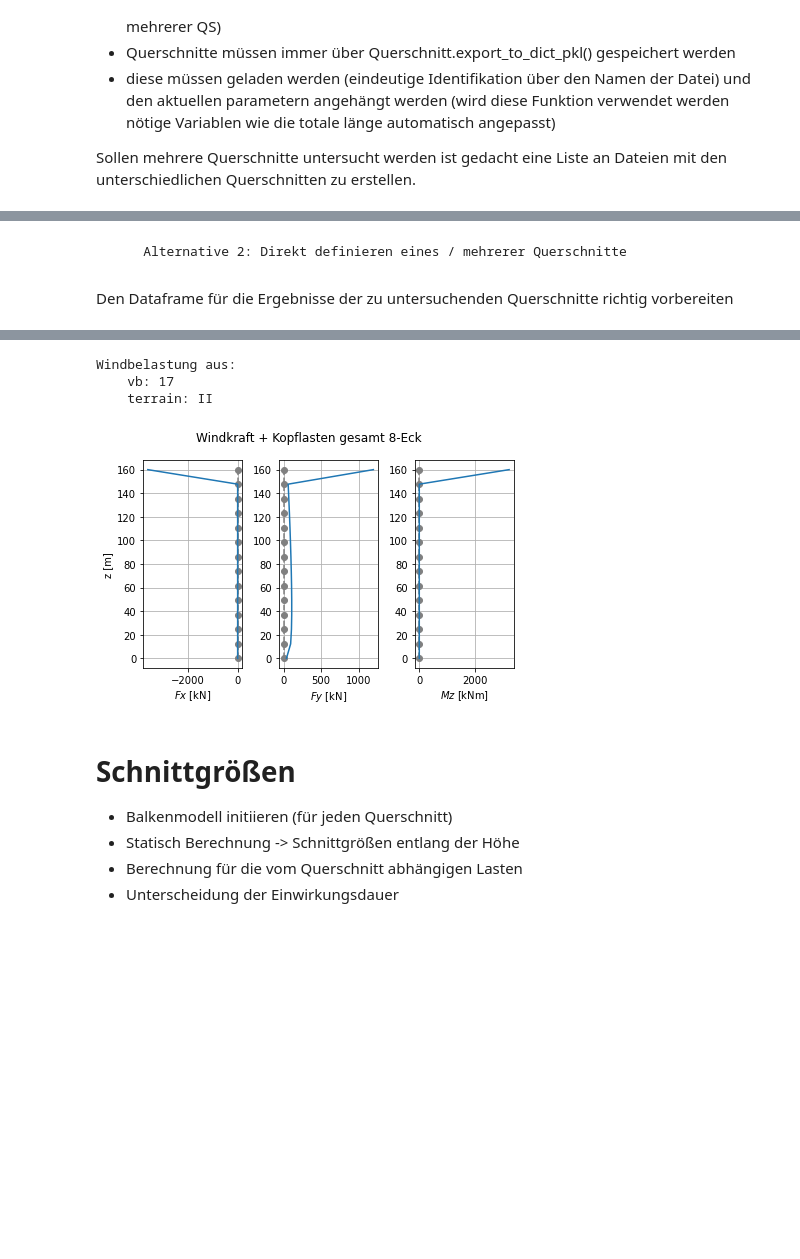
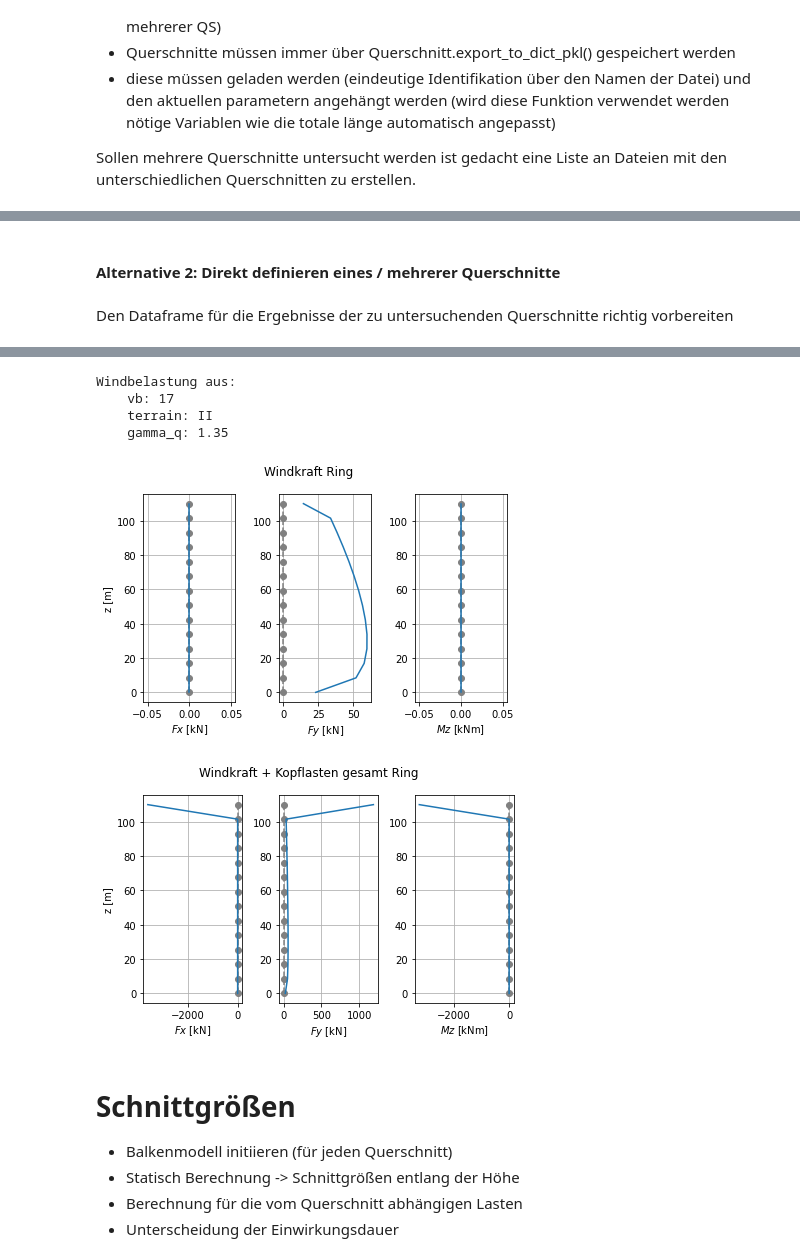
Before and after one commit to JoZimmer/CoupledBeams, a Jupyter notebook: 3DBeam/run_model.ipynb, the cells around one changed output, grey strips where cells are left out. Drawn from its saved outputs; the diff is of its cells as text; code cells hidden in the pictures; blank space fills up the shorter version.

```diff
--- a/3DBeam/run_model.ipynb
+++ b/3DBeam/run_model.ipynb
@@ -83,24 +83,26 @@ querschnitts_dateien_laden = True
 # %%
 if querschnitts_dateien_laden:
+    d_unten = 12
     ecken = [12,10,8] #
     höhen = [110,130,140,150,160]#]
-    t_längslagen = 40 #cm
+    t_längslagen = 40 #cm 48 56
     t_querlagen = 8 #cm
-    d_unten = 12
+    holzgüte = 'C24'
+
     querschnitte = []#, 'Kreisring_d12.pkl']#'8Eck.pkl','10Eck.pkl',
     for höhe in höhen:
-        filename = 'Ring_' + str(höhe) + '_du' + str(d_unten) + '_tX' + str(t_längslagen) + '_tY' +str(t_querlagen)+ '.pkl'
+        filename = 'Ring_' + str(höhe) + '_du' + str(d_unten) + '_' + holzgüte + '_tX' + str(t_längslagen) + '_tY' +str(t_querlagen)+ '.pkl'
         querschnitt_object = utils.load_object_from_pkl(os_join(*['inputs', 'geometry', 'objekte', filename]))
         querschnitte.append(querschnitt_object)
         for n_ecken in ecken:
-            filename = str(n_ecken) + 'Eck_' + 'h'+ str(höhe)  + '_du' + str(d_unten) + '_tX' + str(t_längslagen) + '_tY' +str(t_querlagen)+ '.pkl'
+            filename = str(n_ecken) + 'Eck_' + 'h'+ str(höhe)  + '_du' + str(d_unten) + '_' + holzgüte + '_tX' + str(t_längslagen) + '_tY' +str(t_querlagen)+ '.pkl'
             querschnitt_object = utils.load_object_from_pkl(os_join(*['inputs', 'geometry', 'objekte', filename]))
             querschnitte.append(querschnitt_object)
 
     # erste Spalte im Dataframe sollten die höhen sein
     # results_df['z_coords_h' + str(höhe)] = querschnitt_object.section_absolute_heights
 # %% [markdown]
-        Alternative 2: Direkt definieren eines / mehrerer Querschnitte
+#### Alternative 2: Direkt definieren eines / mehrerer Querschnitte
 # %%
 if not querschnitts_dateien_laden:
         querschnitte = []
@@ -196,13 +198,14 @@ Die Lasten müssen in einer .npy datei gespeichert werden um vom beam gelesen we
 
 - D-kurz = Dauer der Einwirkung
 # %%
-kopf_lasten_IEA = {'Fx':1.17E+06,'Fy':4.80E+04, 'Fz':-3.64E+06, 'Mx':5.98E+06, 'My':-3.24E+06, 'Mz':2.31E+06}
+kopf_lasten_IEA = {'Fx':1.17E+06,'Fy':4.80E+04, 'Fz':-3.64E+06, 'Mx':5.98E+06, 'My':3.24E+06, 'Mz':2.31E+06}
 kopf_lasten_IEA_0 = {'Fx':0,'Fy':0, 'Fz':-0, 'Mx':0, 'My':0, 'Mz':0} # als platzhalter
 kopf_lasten_beam = utils.convert_coordinate_system(kopf_lasten_IEA) # Koordinaten definiton abweichend und einteilung in Einwirkungsdauer
 kopf_lasten_beam_0 = utils.convert_coordinate_system(kopf_lasten_IEA_0) # Koordinaten definiton abweichend
 lasten_dict_base = {'Fx':np.zeros(n_nodes), 'Fy':np.zeros(n_nodes), 'Mz':np.zeros(n_nodes)}
 
 einwirkungsdauer = ['ständig','kurz', 'egal']
+gamma_q = 1.35
 
 import source.DIN_Windlasten as wind_DIN
 
@@ -211,6 +214,7 @@ terrain_kategorie = 'II'
 print ('Windbelastung aus:')
 print ('    vb:', basis_windgeschwindigkeit)
 print ('    terrain:', terrain_kategorie)
+print ('    gamma_q:', gamma_q)
 #wind_DIN.plot_DIN_all(basis_windgeschwindigkeit, categories=[terrain_kategorie])
 
 wind_kraft_z = {}
@@ -230,40 +234,40 @@ for querschnitt in querschnitte:
 
     # Ergebniss Daten vorbereiten
     if QS_label not in lasten_files:
         lasten_files[QS_label] = {}
         lasten_dicts[QS_label] = {}
 
     if nabenhöhe not in lasten_files[QS_label]:
         lasten_files[QS_label][nabenhöhe] = {}
         lasten_dicts[QS_label][nabenhöhe] = {}
 
     # Lastberechnung für den spezifischen QS
     wind_kraft_z, z_coords = wind_DIN.wind_kraft(vb=basis_windgeschwindigkeit, category=terrain_kategorie, height=höhen_z, cd = cd, Aref=d_achse)
 
-    knoten_wind_kraft_z = utils.linien_last_to_knoten_last(wind_kraft_z, höhen_z)
+    knoten_wind_kraft_z = utils.linien_last_to_knoten_last(wind_kraft_z, höhen_z, gamma_q = 1.35)
     #postprocess.plot_along_height(knoten_wind_kraft_z, z_coords, label='wind_kraft [N]')
 
     lasten_dict_nur_wind = utils.update_lasten_dict(lasten_dict_base, knoten_wind_kraft_z, kopf_lasten_beam_0['egal'])
     lasten_dicts[QS_label][nabenhöhe]['egal']  = utils.update_lasten_dict(lasten_dict_base, knoten_wind_kraft_z, kopf_lasten_beam['egal']) #unabhängig von der Einwirkungsdauer
     # _____Sortiert nach Einwirkungsdauer __________________________
     lasten_dicts[QS_label][nabenhöhe]['kurz'] = utils.update_lasten_dict(lasten_dict_base, knoten_wind_kraft_z, kopf_lasten_beam['kurz'])
     lasten_dicts[QS_label][nabenhöhe]['ständig']  = utils.update_lasten_dict(lasten_dict_base, wind_kraft = None, kopflasten = kopf_lasten_beam['ständig'])
 
     # ____________ LASTEN DATEI GENERIEREN ___________________________
     for dauer in einwirkungsdauer:
         filename = 'K-IEA@maxFx_' + 'W-v' +str(basis_windgeschwindigkeit) + 'cd' + str(cd) + '_D-' + dauer
         lasten_files[QS_label][nabenhöhe][dauer] = utils.generate_lasten_file(n_nodes, lasten_dicts[QS_label][nabenhöhe][dauer], file_base_name=filename)
 
-
-    #postprocess.plot_dict_subplots(lasten_dict_nur_wind, höhen_z, title='Windkraft ' + QS_label, unit='kN')
-    # print ('Resultierendes Fy aus Knotenlasten ' + QS_label + ' mit cd', cd,':', round(sum(lasten_dict_nur_wind['Fy']) *GD.UNIT_SCALE['kN'],2), '[kN]')
-
-postprocess.plot_dict_subplots(lasten_dicts[QS_label][nabenhöhe]['egal'], höhen_z, title='Windkraft + Kopflasten gesamt ' + QS_label, unit = 'kN')
+    if QS_label == 'Ring' and nabenhöhe == 110:
+        postprocess.plot_dict_subplots(lasten_dict_nur_wind, höhen_z, title='Windkraft ' + QS_label, unit='kN')
+        postprocess.plot_dict_subplots(lasten_dicts[QS_label][nabenhöhe]['egal'], höhen_z, title='Windkraft + Kopflasten gesamt ' + QS_label, unit = 'kN')
 # %% [output]
 Windbelastung aus:
     vb: 17
     terrain: II
+    gamma_q: 1.35
-[figure, old version]
+[figure, new version]
+[figure, added]
 # %% [markdown]
 # Schnittgrößen
 
```
Also changed, not shown: parts of 4 cells of this notebook, 12 other files.
